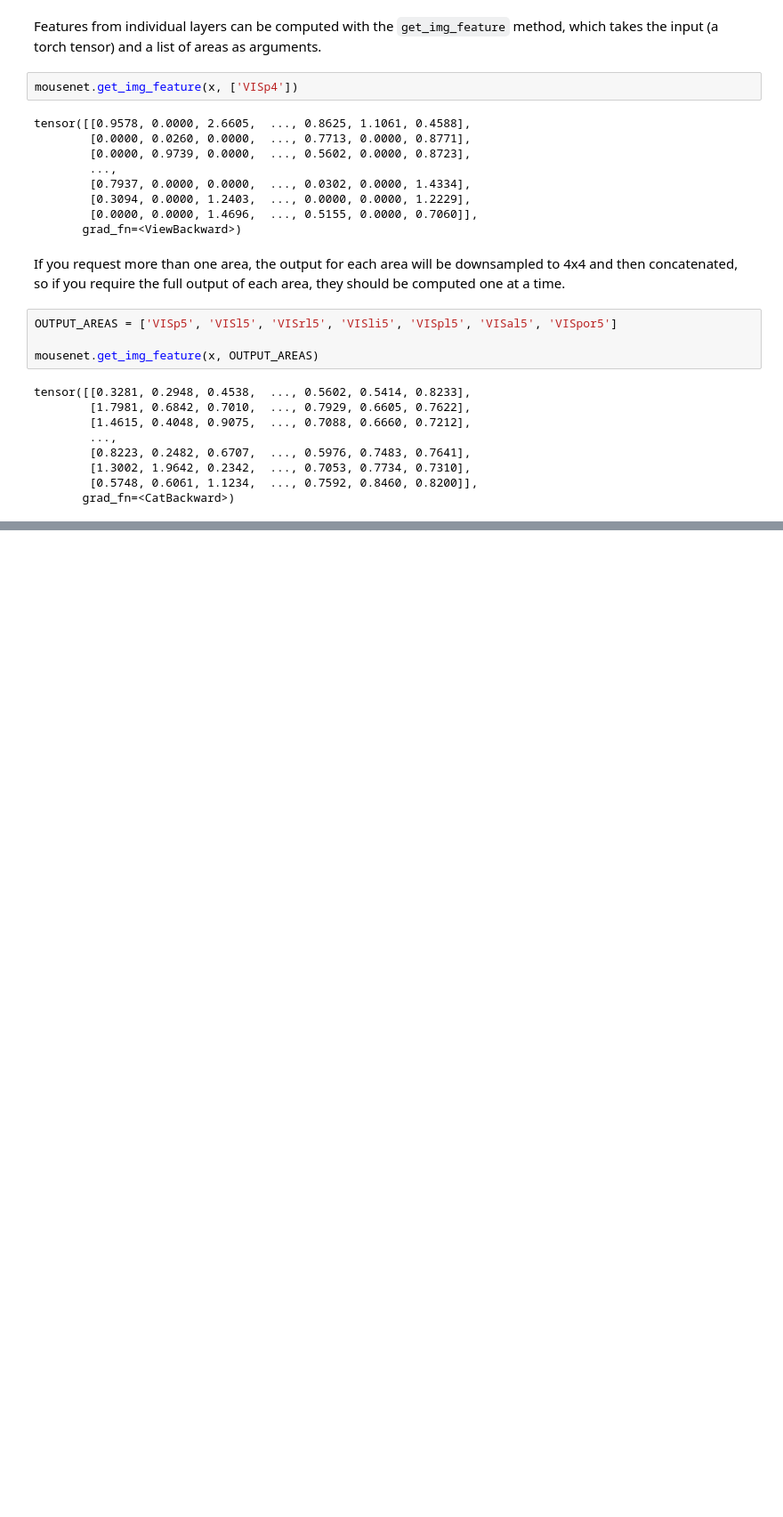
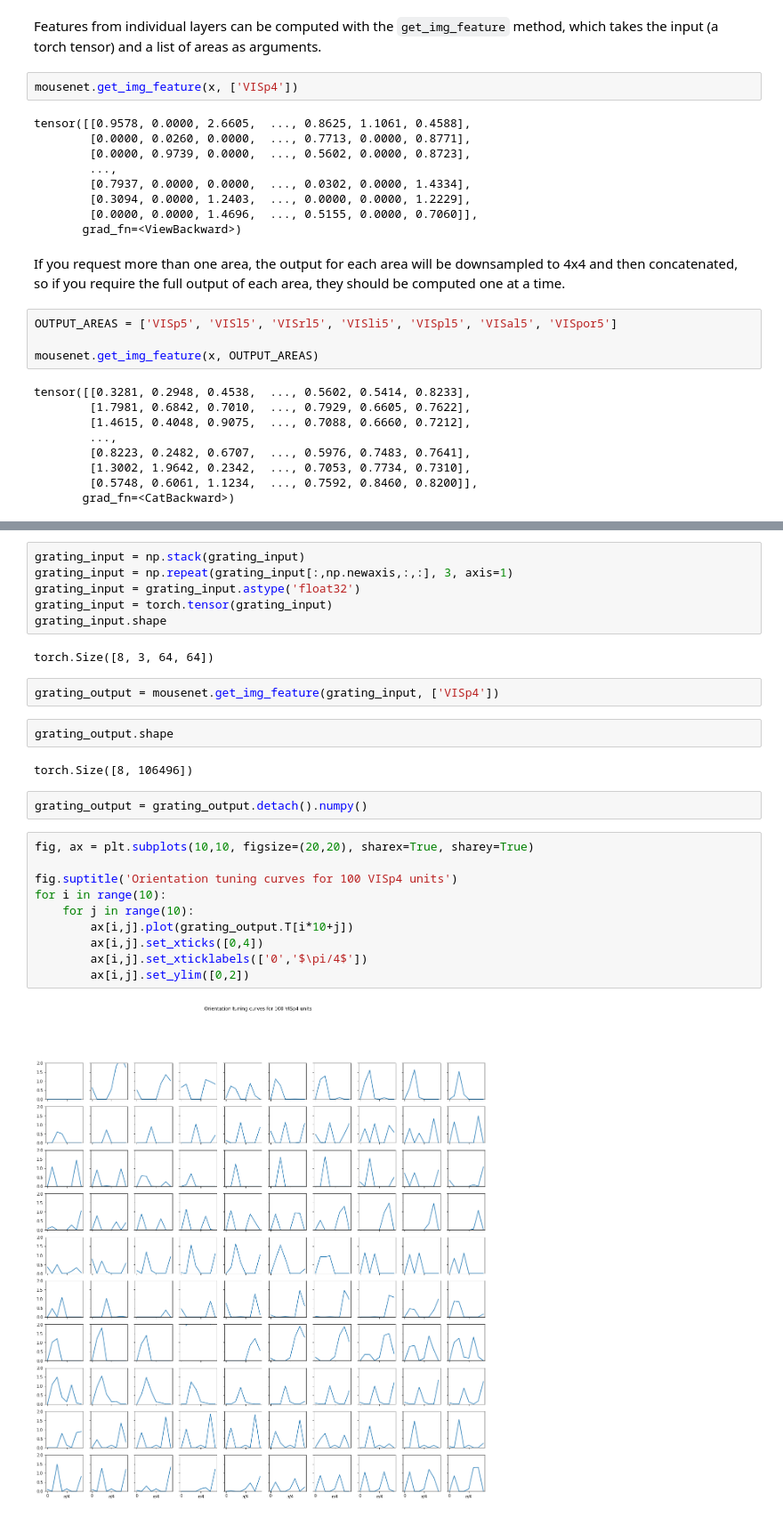
Before and after one commit to mabuice/Mouse_CNN, a Jupyter notebook: example/MouseNet_Demo.ipynb, the cells around one changed output, grey strips where cells are left out. Shown: that part at 89% size. Cells and saved outputs as stored; diff of their text form; blank space fills up the shorter version.

Commit message:
updated MouseNet_Demo

```diff
--- a/example/MouseNet_Demo.ipynb
+++ b/example/MouseNet_Demo.ipynb
@@ -124,0 +151,28 @@ tensor([[0.3281, 0.2948, 0.4538,  ..., 0.5602, 0.5414, 0.8233],
+# %%
+grating_input = np.stack(grating_input)
+grating_input = np.repeat(grating_input[:,np.newaxis,:,:], 3, axis=1)
+grating_input = grating_input.astype('float32')
+grating_input = torch.tensor(grating_input)
+grating_input.shape
+# %% [output]
+torch.Size([8, 3, 64, 64])
+# %%
+grating_output = mousenet.get_img_feature(grating_input, ['VISp4'])
+# %%
+grating_output.shape
+# %% [output]
+torch.Size([8, 106496])
+# %%
+grating_output = grating_output.detach().numpy()
+# %%
+fig, ax = plt.subplots(10,10, figsize=(20,20), sharex=True, sharey=True)
+
+fig.suptitle('Orientation tuning curves for 100 VISp4 units')
+for i in range(10):
+    for j in range(10):
+        ax[i,j].plot(grating_output.T[i*10+j])
+        ax[i,j].set_xticks([0,4])
+        ax[i,j].set_xticklabels(['0','$\pi/4$'])
+        ax[i,j].set_ylim([0,2])
+# %% [output]
+[figure, added]
```
Also changed, not shown: parts of 4 cells of this notebook.
